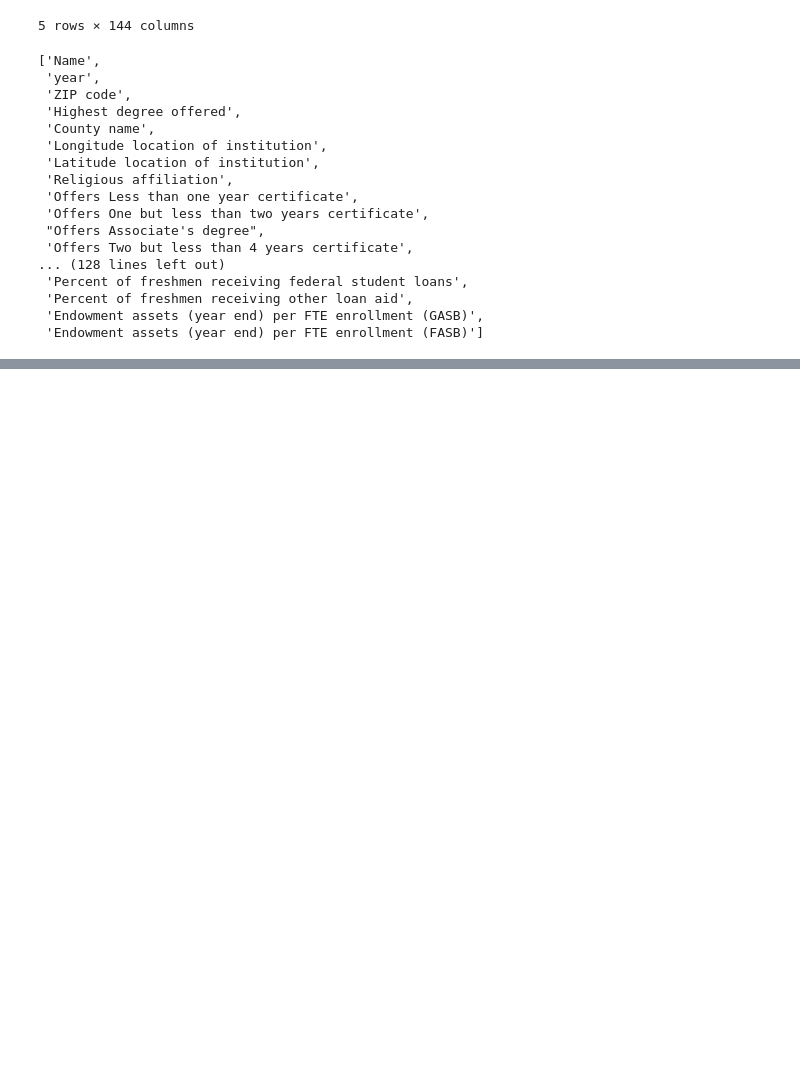
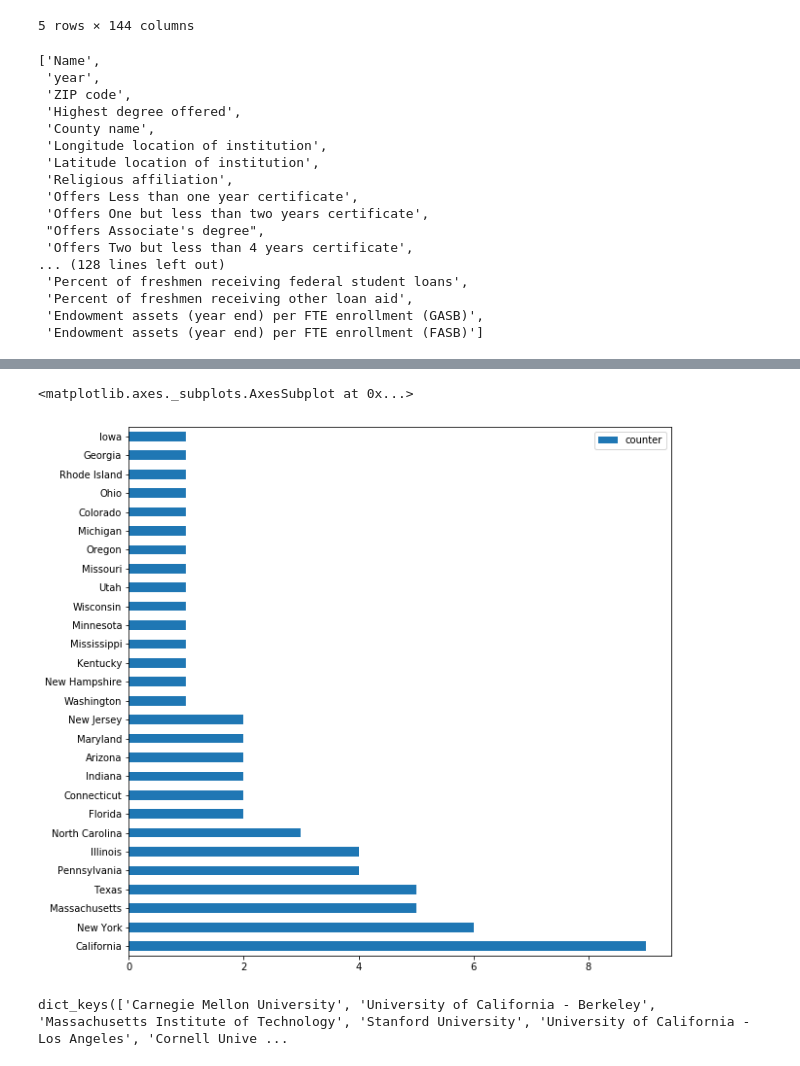
Before and after one commit to ympaik87/keep_your_dreams_alive, a Jupyter notebook: 04-job_listing.ipynb, the cells around one changed output, grey strips where cells are left out. Drawn from its saved outputs; the diff is of its cells as text; code cells hidden in the pictures; blank space fills up the shorter version.

Commit message:
add universities by states data

```diff
--- a/04-job_listing.ipynb
+++ b/04-job_listing.ipynb
@@ -183,12 +186,17 @@ school_trimmed_df.loc[school_trimmed_df['Name'].apply(lambda x: 'Carnegie Mellon
 # %%
 for uni in faculties_dic.keys():
     temp = np.array([1, 0])
-    uni_match1 = school_trimmed_df.loc[school_trimmed_df['Name'].apply(lambda x: True if re.search(uni, x) else False)]['Name'].values
-    if len(uni_match1) != 1:
+    uni_match1 = school_trimmed_df.loc[school_trimmed_df['Name'].apply(lambda x: True if re.search(uni, x) else False)]
+    if len(uni_match1) > 1:
+        uni_match = school_trimmed_df.loc[uni_match1['Graduate enrollment'].idxmax()]['Name']
+        temp = np.array([0.01, 0])
+    elif len(uni_match1) == 0:
         temp = school_trimmed_df['Name'].apply(lambda x: difflib.SequenceMatcher(None, uni, x).ratio())
         uni_match = school_trimmed_df.loc[temp.idxmax()]['Name']
     else:
-        uni_match = uni_match1
+        uni_match = uni_match1['Name'].values
+    if temp.max() < 0.9:
+        print('================================================================++')
     print(uni, ' >>> ', uni_match, temp.max())
 # %% [output]
 Carnegie Mellon University  >>>  ['Carnegie Mellon University'] 1
@@ -322,0 +313,11 @@ states = {
+# %%
+def get_school_info(uni):
+    uni_match1 = school_trimmed_df.loc[school_trimmed_df['Name'].apply(lambda x: True if re.search(uni, x) else False)]
+    if len(uni_match1) > 1:
+        uni_match = school_trimmed_df.loc[uni_match1['Graduate enrollment'].idxmax()]
+    elif len(uni_match1) == 0:
+        temp = school_trimmed_df['Name'].apply(lambda x: difflib.SequenceMatcher(None, uni, x).ratio())
+        uni_match = school_trimmed_df.loc[temp.idxmax()]
+    else:
+        uni_match = uni_match1.iloc[0]
+    return uni_match
@@ -322,0 +332,4 @@ states = {
+# %%
+li = []
+for univ in faculties_dic.keys():
+    li.append(get_school_info(univ)['State abbreviation'])
@@ -322,0 +356,9 @@ states = {
+# %%
+pd.DataFrame(collections.Counter(li), index=['counter']).T.sort_values(ascending=False, by=['counter']).plot.barh(figsize=(10,10))
+# %% [output]
+<matplotlib.axes._subplots.AxesSubplot at 0x...>
+[figure, added]
+# %%
+faculties_dic.keys()
+# %% [output]
+dict_keys(['Carnegie Mellon University', 'University of California - Berkeley', 'Massachusetts Institute of Technology', 'Stanford University', 'University of California - Los Angeles', 'Cornell Unive ...
```
Also changed, not shown: parts of 24 cells of this notebook, 2 other files.
